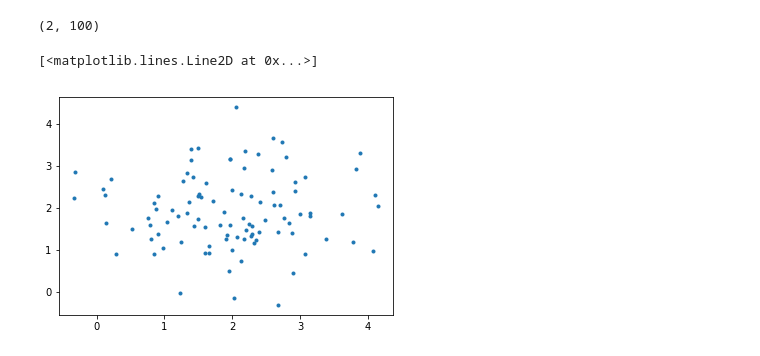
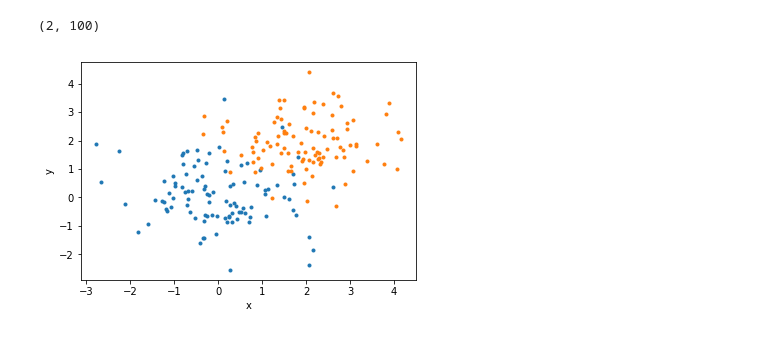
Before and after one commit to fedhere/PUI2017_fb55, a Jupyter notebook: Lab11_fb55/inclassKmeans2017AM-partial.ipynb, the cells around one changed output. Drawn from its saved outputs; the diff is of its cells as text; code cells hidden in the pictures.

```diff
--- a/Lab11_fb55/inclassKmeans2017AM-partial.ipynb
+++ b/Lab11_fb55/inclassKmeans2017AM-partial.ipynb
@@ -15,7 +15,9 @@ random_1.shape
 # %%
 random_2 = np.random.randn(2,100) + 2
 # %%
-pl.plot(random_2[0], random_2[1],'.')
+pl.plot(random_1[0], random_1[1], '.')
+pl.plot(random_2[0], random_2[1], '.')
+pl.xlabel('x')
+pl.ylabel('y');
 # %% [output]
-[<matplotlib.lines.Line2D at 0x...>]
-[figure, old version]
+[figure, new version]
```
Also changed, not shown: parts of 16 cells of this notebook.
